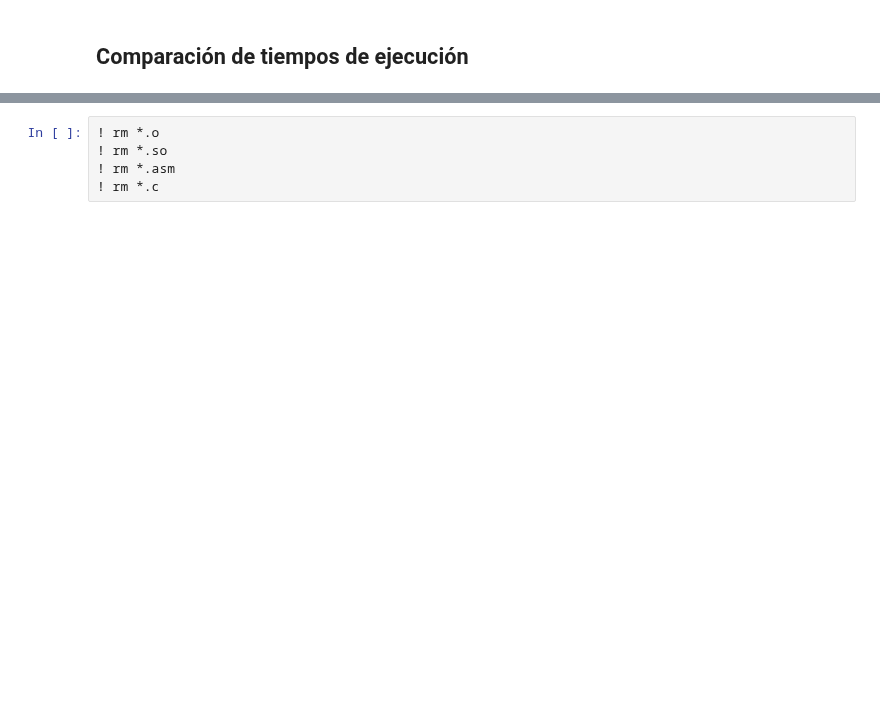
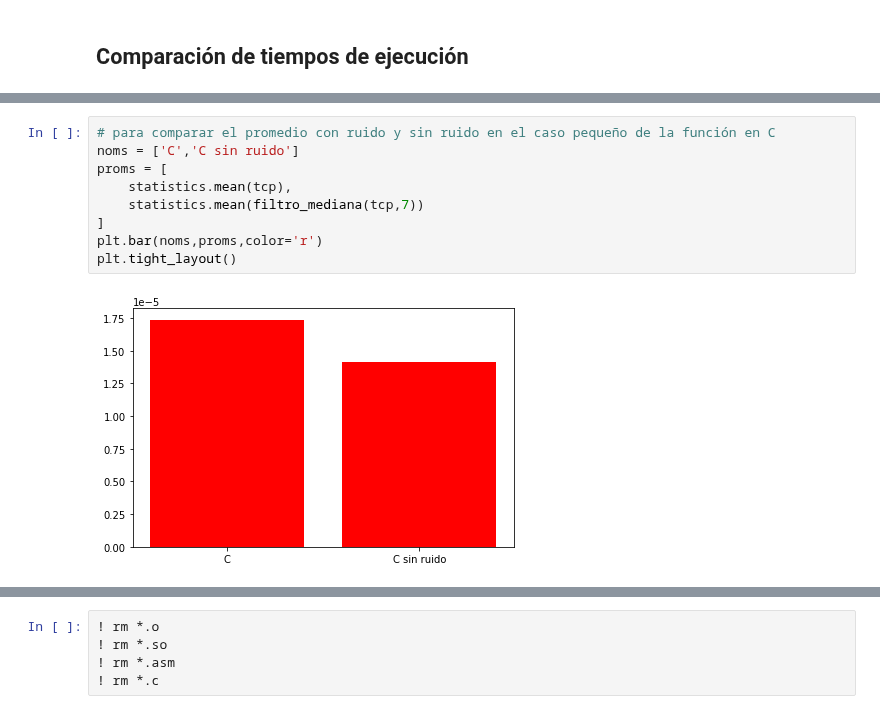
Before and after one commit to stefano-andre/sobre-python, a Jupyter notebook: python-ctypes.ipynb, the cells around one changed output, grey strips where cells are left out. Saved outputs shown, nothing was run; the diff lists cells and outputs as text; blank space fills up the shorter version.

```diff
--- a/python-ctypes.ipynb
+++ b/python-ctypes.ipynb
@@ -289,0 +349,11 @@ el error relativo de la función vectorFloatAddAsmSimdC es 0.000000
+# %%
+# para comparar el promedio con ruido y sin ruido en el caso pequeño de la función en C
+noms = ['C','C sin ruido']
+proms = [
+    statistics.mean(tcp),
+    statistics.mean(filtro_mediana(tcp,7))
+]
+plt.bar(noms,proms,color='r')
+plt.tight_layout()
+# %% [output]
+[figure, added]
```
Also changed, not shown: parts of 21 cells of this notebook.
